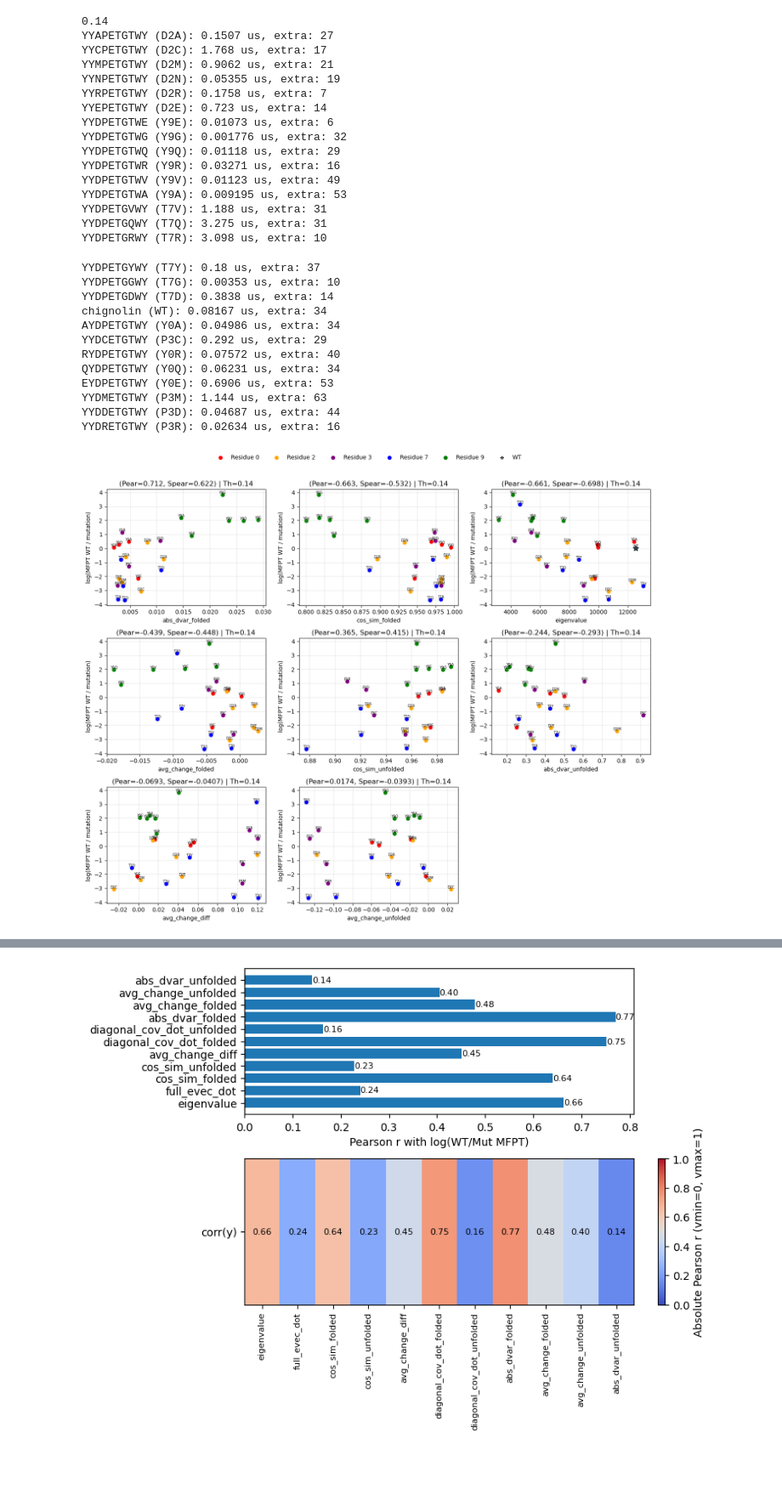
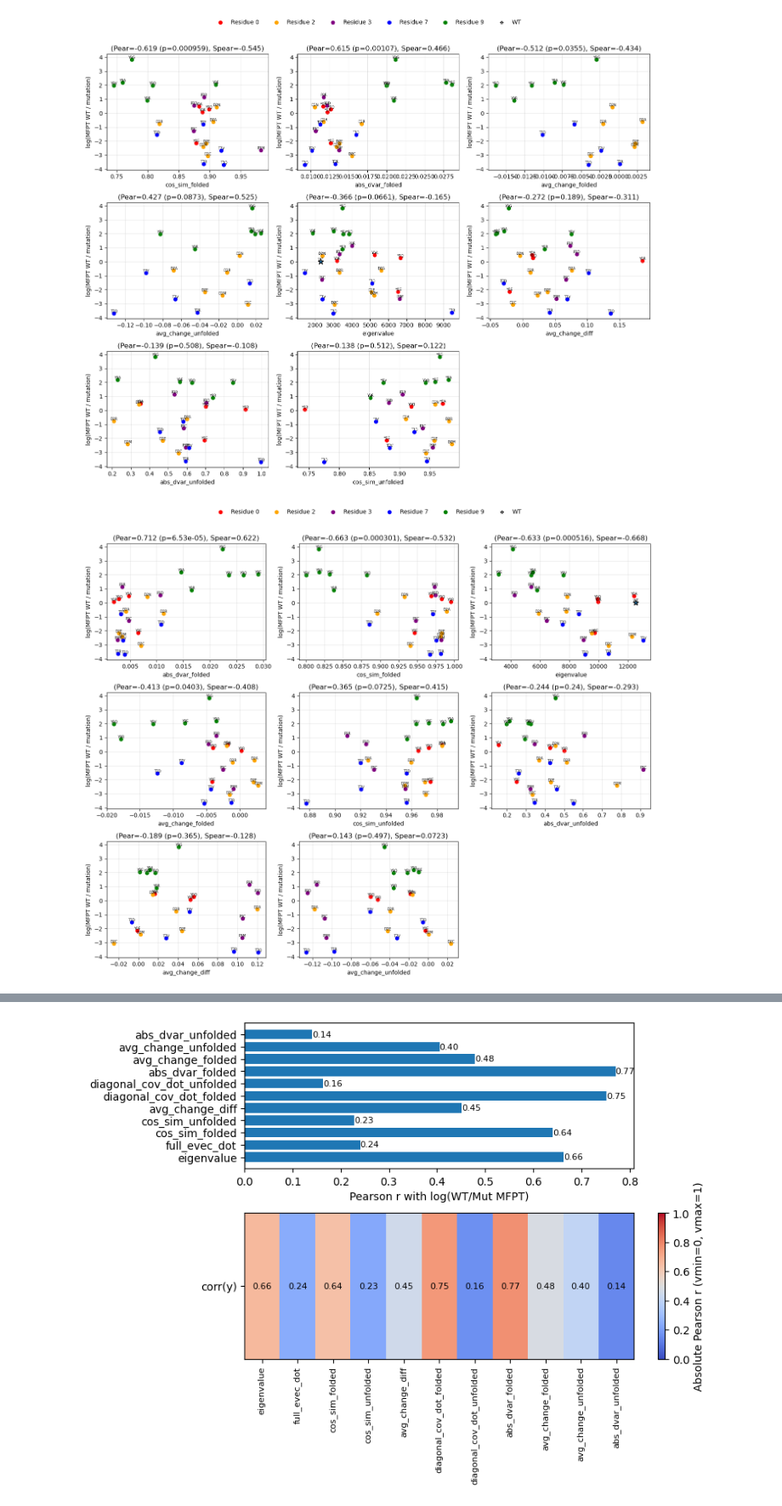
Before and after one commit to MendelsResearchGroup/guiding-peptide-kinetics, a Jupyter notebook: src/correlations.ipynb, the cells around one changed output, grey strips where cells are left out. Shown at 85% size. Cells and saved outputs as stored; diff of their text form; code cells hidden in the pictures; blank space fills up the shorter version.

```diff
--- a/src/correlations.ipynb
+++ b/src/correlations.ipynb
@@ -77,6 +12,7 @@ from matplotlib.lines import Line2D
 from scipy import stats
 import pickle
 from common.consts import res_colors
+from common.utils import collect_df
 
 def ratio_or_raw(wt, arr, prop_name):
     if pd.isna(wt):
@@ -109,9 +45,9 @@ def plot_mfpt_corr_grid(
         x_cache[prop_col] = x_all
         mask_cache[prop_col] = mask
 
-        pearson_r, _ = stats.pearsonr(x_all[mask], y_all[mask])
+        pearson_r, p = stats.pearsonr(x_all[mask], y_all[mask])
         spearman_r, _ = stats.spearmanr(x_all[mask], y_all[mask])
-        corr[prop_col] = (pearson_r, spearman_r)
+        corr[prop_col] = (pearson_r, p, spearman_r)
 
     ordered = sorted(prop_cols, key=lambda p: abs(corr[p][0]) if pd.notna(corr[p][0]) else -np.inf, reverse=True)
     n = len(ordered)
@@ -135,63 +71,39 @@ def plot_mfpt_corr_grid(
             if m:
                 ax.text(xv, yv, name, fontsize=6, ha='center', va='bottom')
 
-        pearson_r, spearman_r = corr[prop_col]
+        pearson_r, p, spearman_r = corr[prop_col]
         ax.set_xlabel(prop_col)
         ax.set_ylabel('log(MFPT WT / mutation)')
-        ax.set_title(f"(Pear={pearson_r:.3g}, Spear={spearman_r:.3g}) | Th={th:.3g}")
+        ax.set_title(f"(Pear={pearson_r:.3g} (p={p:.3g}), Spear={spearman_r:.3g})")
         ax.grid(True, alpha=0.3)
 
     for j in range(n, nrows * ncols):
         fig.delaxes(axes[j // ncols][j % ncols])
 
     handles = [Line2D([0], [0], marker='o', linestyle='', color=res_colors[k], label=f"Residue {k}") for k in res_keys]
     handles.append(Line2D([0], [0], marker='*', linestyle='', color='w', markeredgecolor='k', label=wt_label))
     fig.legend(handles=handles, loc='upper center', ncol=min(len(handles), 6), frameon=False)
 
     plt.tight_layout(rect=[0, 0, 1, 0.95])
     plt.show()
     return corr
 
 props = [
     "cos_sim_folded", "cos_sim_unfolded", "avg_change_diff", "abs_dvar_folded", "avg_change_folded", "avg_change_unfolded", "abs_dvar_unfolded", "eigenvalue"
 ]
 
 with open("../data/mfpt-pace=25000.pkl", "rb") as f:
     all_mfpt = pickle.load(f)
 
 sample_size = 200
 thresholds = np.sort(np.array(list(all_mfpt['chignolin'].keys()), dtype=float))
 th = thresholds[1]
-print(th)
-df = collect_df(all_mfpt, th, sample_size)
+
+df = collect_df(False, all_mfpt, th)
 stats_map = plot_mfpt_corr_grid(df, props, th=th)
+
+df = collect_df(True, all_mfpt, th)
+stats_map = plot_mfpt_corr_grid(df, props, th=th)
 # %% [output]
-0.14
-YYAPETGTWY (D2A): 0.1507 us, extra: 27
-YYCPETGTWY (D2C): 1.768 us, extra: 17
-YYMPETGTWY (D2M): 0.9062 us, extra: 21
-YYNPETGTWY (D2N): 0.05355 us, extra: 19
-YYRPETGTWY (D2R): 0.1758 us, extra: 7
-YYEPETGTWY (D2E): 0.723 us, extra: 14
-YYDPETGTWE (Y9E): 0.01073 us, extra: 6
-YYDPETGTWG (Y9G): 0.001776 us, extra: 32
-YYDPETGTWQ (Y9Q): 0.01118 us, extra: 29
-YYDPETGTWR (Y9R): 0.03271 us, extra: 16
-YYDPETGTWV (Y9V): 0.01123 us, extra: 49
-YYDPETGTWA (Y9A): 0.009195 us, extra: 53
-YYDPETGVWY (T7V): 1.188 us, extra: 31
-YYDPETGQWY (T7Q): 3.275 us, extra: 31
-YYDPETGRWY (T7R): 3.098 us, extra: 10
-YYDPETGYWY (T7Y): 0.18 us, extra: 37
-YYDPETGGWY (T7G): 0.00353 us, extra: 10
-YYDPETGDWY (T7D): 0.3838 us, extra: 14
-chignolin (WT): 0.08167 us, extra: 34
-AYDPETGTWY (Y0A): 0.04986 us, extra: 34
-YYDCETGTWY (P3C): 0.292 us, extra: 29
-RYDPETGTWY (Y0R): 0.07572 us, extra: 40
-QYDPETGTWY (Y0Q): 0.06231 us, extra: 34
-EYDPETGTWY (Y0E): 0.6906 us, extra: 53
-YYDMETGTWY (P3M): 1.144 us, extra: 63
-YYDDETGTWY (P3D): 0.04687 us, extra: 44
-YYDRETGTWY (P3R): 0.02634 us, extra: 16
-[figure, old version]
+[figure, new version]
+[figure, added]
```
Also changed, not shown: parts of 3 cells of this notebook, 14 other files.
